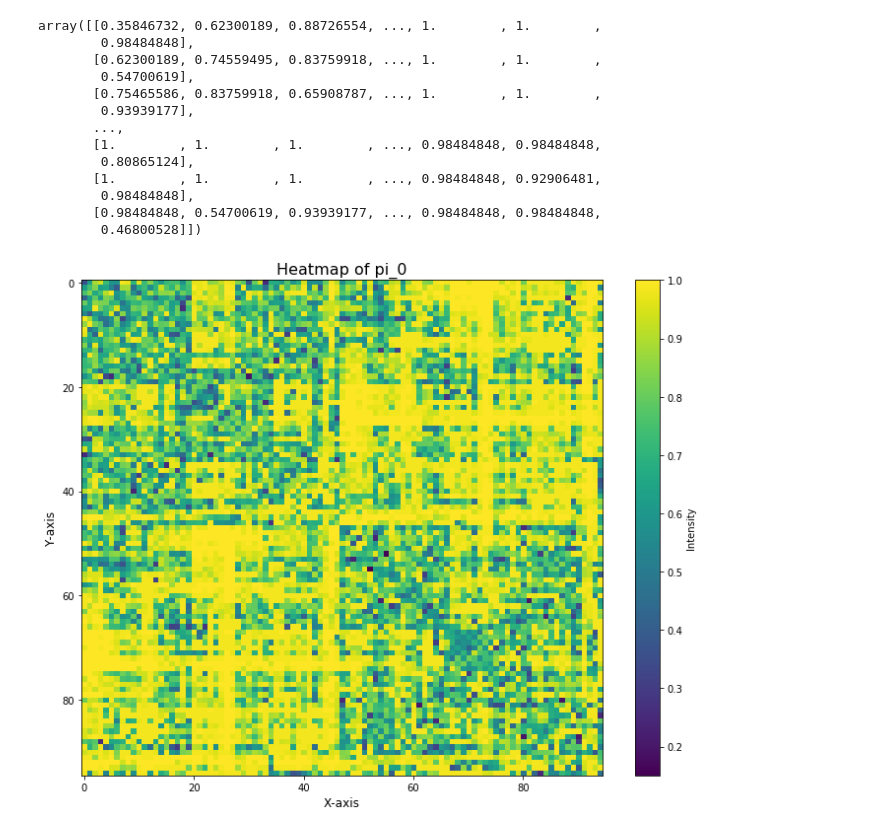
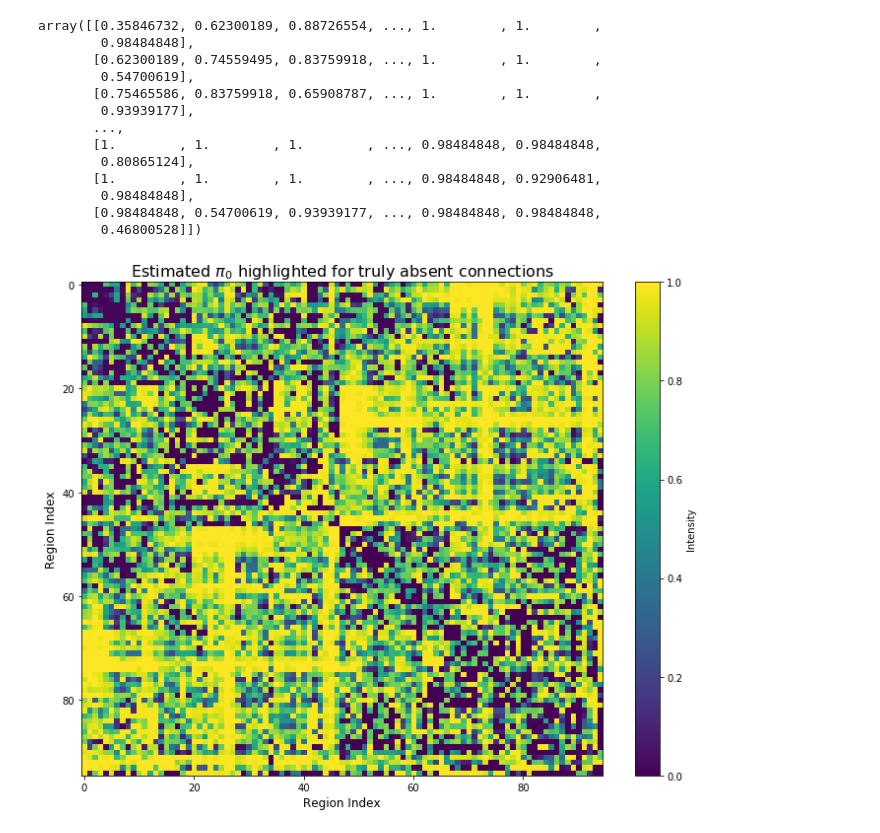
Before and after one commit to lavrad99/hcph-sops, a Jupyter notebook: code/analysis/testing_naive_estimator.ipynb, the cells around one changed output. Cells and saved outputs as stored; diff of their text form; code cells hidden in the pictures.

Commit message:
fixed heatmap labels

```diff
--- a/code/analysis/testing_naive_estimator.ipynb
+++ b/code/analysis/testing_naive_estimator.ipynb
@@ -20,13 +20,19 @@ def estimate_pi0_naive(D):
 
     my_gmm.fit(D_pos.reshape(-1,1))
 
-    u1_hat = my_gmm.weights_[my_gmm.means_.flatten() == (my_gmm.means_.flatten()).min()]
+    mu_FP = my_gmm.means_.flatten()[my_gmm.means_.flatten() == (my_gmm.means_.flatten()).min()][0]
+
+    sigma_FP = np.sqrt(my_gmm.covariances_.flatten()[my_gmm.means_.flatten() == (my_gmm.means_.flatten()).min()])[0]
+
+    if mu_FP < 1.644854*sigma_FP:
+        u1_hat = my_gmm.weights_[my_gmm.means_.flatten() == (my_gmm.means_.flatten()).min()][0]
+    else:
+        u1_hat = 0.0
 
     pi0_hat = u0_hat + (1-u0_hat)*u1_hat
 
 
-
-    return pd.DataFrame({"pi_0":[pi0_hat[0]] ,
+    return pd.DataFrame({"pi_0":[pi0_hat] ,
             "mu_FP":[my_gmm.means_.flatten()[my_gmm.means_.flatten() == (my_gmm.means_.flatten()).min()][0]],
             "mu_TP":[my_gmm.means_.flatten()[my_gmm.means_.flatten() == (my_gmm.means_.flatten()).max()][0]],
             "sigma_FP":[np.sqrt(my_gmm.covariances_.flatten()[my_gmm.means_.flatten() == (my_gmm.means_.flatten()).min()])[0]],
@@ -122,11 +128,12 @@ array([[0.35846732, 0.62300189, 0.88726554, ..., 1.        , 1.        ,
 # %%
 plt.figure(figsize=(10, 8))                  # Size in inches (width, height)
 plt.imshow(my_map, cmap='viridis', aspect='auto')  # auto to avoid squishing
 plt.colorbar(label='Intensity')
-plt.title('Heatmap of pi_0', fontsize=16)
-plt.xlabel('X-axis', fontsize=12)
-plt.ylabel('Y-axis', fontsize=12)
+plt.title('Estimated $\pi_0$ highlighted for truly absent connections', fontsize=16)
+plt.xlabel('Region Index', fontsize=12)
+plt.ylabel('Region Index', fontsize=12)
 plt.tight_layout()
+plt.savefig('heatmap_structural_connectivity.png' , dpi = 400)
 plt.show()
 # %% [output]
-[figure, old version]
+[figure, new version]
```
Also changed, not shown: parts of 10 cells of this notebook.
